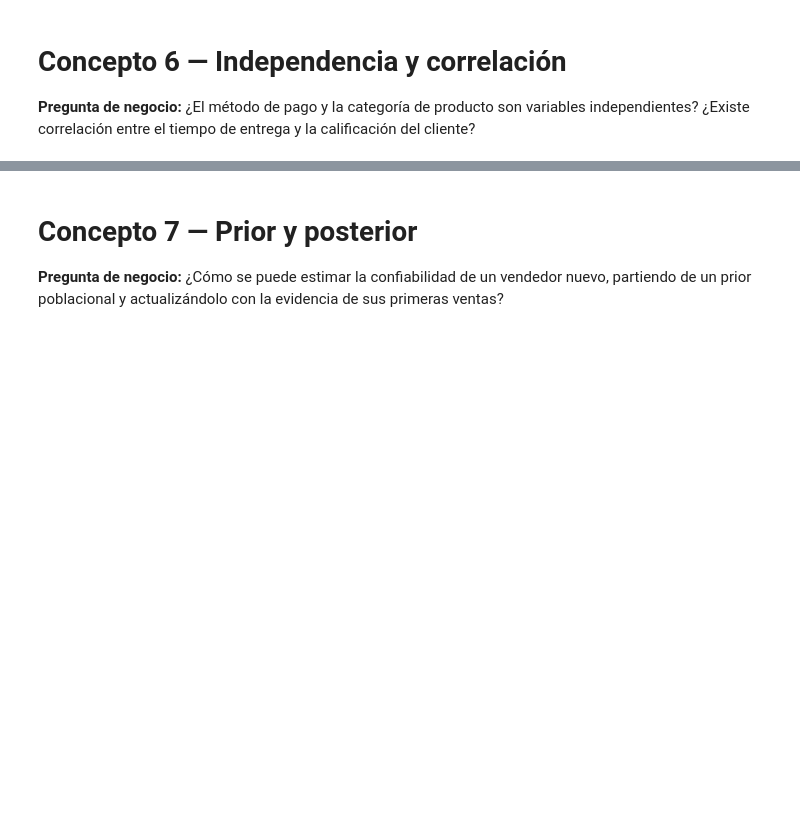
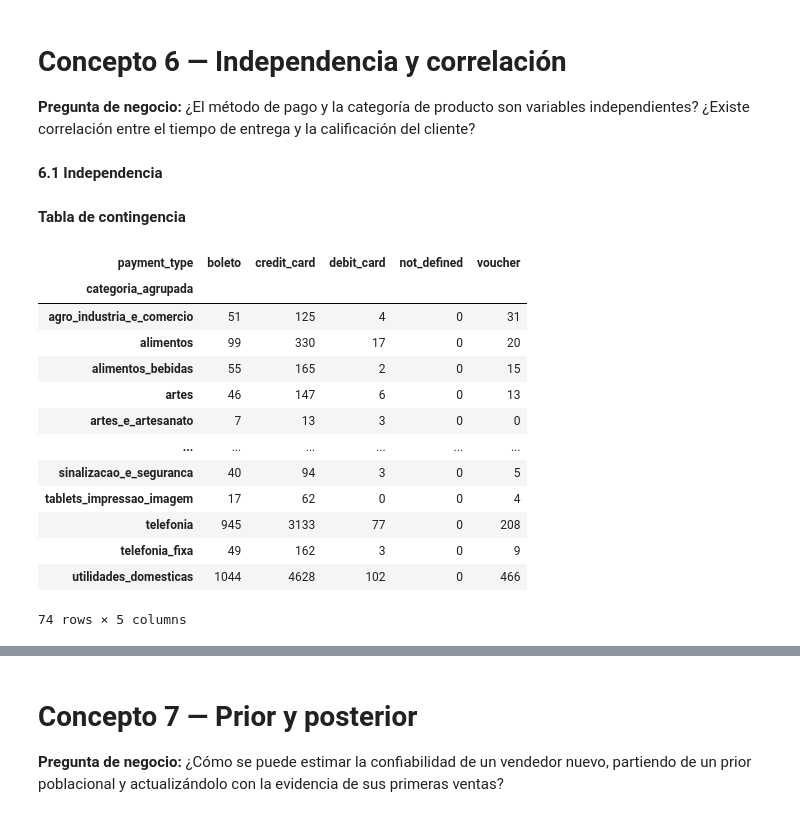
Before and after one commit to Walnut235/olist-probabilistic-analysis, a Jupyter notebook: notebooks/01_analisis_olist.ipynb, the cells around one changed output, grey strips where cells are left out. Cells and saved outputs as stored; diff of their text form; code cells hidden in the pictures; blank space fills up the shorter version.

```diff
--- a/notebooks/01_analisis_olist.ipynb
+++ b/notebooks/01_analisis_olist.ipynb
@@ -947,3 +954,60 @@ category_stats.head(10)
 # Concepto 6 — Independencia y correlación
 
 **Pregunta de negocio:** ¿El método de pago y la categoría de producto son variables independientes? ¿Existe correlación entre el tiempo de entrega y la calificación del cliente?
+# %% [markdown]
+**6.1 Independencia**
+# %%
+payments
+primary_payment = (
+    payments
+    .sort_values(
+        ["order_id", "payment_value"],
+        ascending=[True, False]
+    )
+    [["order_id", "payment_type"]]
+)
+order_category_payment = (
+    df_clean[
+        [
+            "order_id",
+            "product_category_name"
+        ]
+    ]
+    .dropna()
+    .drop_duplicates()
+    .merge(
+        primary_payment,
+        on="order_id",
+        how="inner"
+    )
+)
+order_category_payment["categoria_agrupada"] = np.where(
+    order_category_payment["product_category_name"],
+    order_category_payment["product_category_name"],
+    "other"
+)
+# %% [markdown]
+**Tabla de contingencia**
+# %%
+
+tabla = pd.crosstab(
+    order_category_payment["categoria_agrupada"],
+    order_category_payment["payment_type"]
+)
+
+tabla
+# %% [output]
+| payment_type | boleto | credit_card | debit_card | not_defined | voucher |
+| categoria_agrupada |  |  |  |  |  |
+| agro_industria_e_comercio | 51 | 125 | 4 | 0 | 31 |
+| alimentos | 99 | 330 | 17 | 0 | 20 |
+| alimentos_bebidas | 55 | 165 | 2 | 0 | 15 |
+| artes | 46 | 147 | 6 | 0 | 13 |
+| artes_e_artesanato | 7 | 13 | 3 | 0 | 0 |
+| ... | ... | ... | ... | ... | ... |
+| sinalizacao_e_seguranca | 40 | 94 | 3 | 0 | 5 |
+| tablets_impressao_imagem | 17 | 62 | 0 | 0 | 4 |
+| telefonia | 945 | 3133 | 77 | 0 | 208 |
+| telefonia_fixa | 49 | 162 | 3 | 0 | 9 |
+| utilidades_domesticas | 1044 | 4628 | 102 | 0 | 466 |
+74 rows × 5 columns
```
Also changed, not shown: parts of 34 cells of this notebook.
